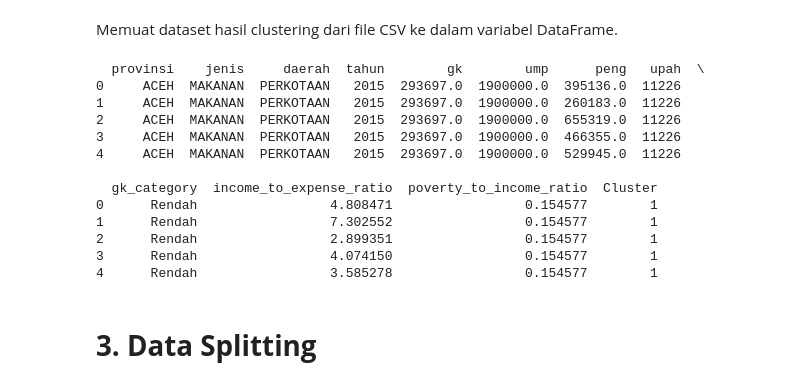
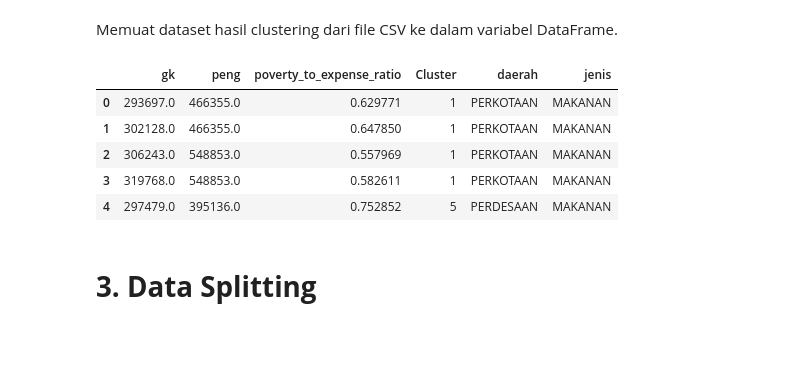
Before and after one commit to Muhammad-Rizki-Putra/Submission-CodingCamp, a Jupyter notebook: BMLP/[Klasifikasi]_Submission_Akhir_BMLP_Muhammad Rizki Putra.ipynb, the cells around one changed output. Cells and saved outputs as stored; diff of their text form; code cells hidden in the pictures; blank space fills up the shorter version.

```diff
--- a/BMLP/[Klasifikasi]_Submission_Akhir_BMLP_Muhammad Rizki Putra.ipynb
+++ b/BMLP/[Klasifikasi]_Submission_Akhir_BMLP_Muhammad Rizki Putra.ipynb
@@ -23,22 +16,15 @@ from sklearn.metrics import (
 # %% [markdown]
 Memuat dataset hasil clustering dari file CSV ke dalam variabel DataFrame.
 # %%
-df = pd.read_csv("Dataset_clustering.csv", delimiter=",")
-print(df.head())
+df = pd.read_csv("Dataset_inisiasi.csv", delimiter=",")
+df.head()
 # %% [output]
-  provinsi    jenis     daerah  tahun        gk        ump      peng   upah  \
-0     ACEH  MAKANAN  PERKOTAAN   2015  293697.0  1900000.0  395136.0  11226
-1     ACEH  MAKANAN  PERKOTAAN   2015  293697.0  1900000.0  260183.0  11226
-2     ACEH  MAKANAN  PERKOTAAN   2015  293697.0  1900000.0  655319.0  11226
-3     ACEH  MAKANAN  PERKOTAAN   2015  293697.0  1900000.0  466355.0  11226
-4     ACEH  MAKANAN  PERKOTAAN   2015  293697.0  1900000.0  529945.0  11226
-
-  gk_category  income_to_expense_ratio  poverty_to_income_ratio  Cluster
-0      Rendah                 4.808471                 0.154577        1
-1      Rendah                 7.302552                 0.154577        1
-2      Rendah                 2.899351                 0.154577        1
-3      Rendah                 4.074150                 0.154577        1
-4      Rendah                 3.585278                 0.154577        1
+|  | gk | peng | poverty_to_expense_ratio | Cluster | daerah | jenis |
+| 0 | 293697.0 | 466355.0 | 0.629771 | 1 | PERKOTAAN | MAKANAN |
+| 1 | 302128.0 | 466355.0 | 0.647850 | 1 | PERKOTAAN | MAKANAN |
+| 2 | 306243.0 | 548853.0 | 0.557969 | 1 | PERKOTAAN | MAKANAN |
+| 3 | 319768.0 | 548853.0 | 0.582611 | 1 | PERKOTAAN | MAKANAN |
+| 4 | 297479.0 | 395136.0 | 0.752852 | 5 | PERDESAAN | MAKANAN |
 # %% [markdown]
 # **3. Data Splitting**
 # %% [markdown]
```
Also changed, not shown: parts of 20 cells of this notebook, 7 other files.
